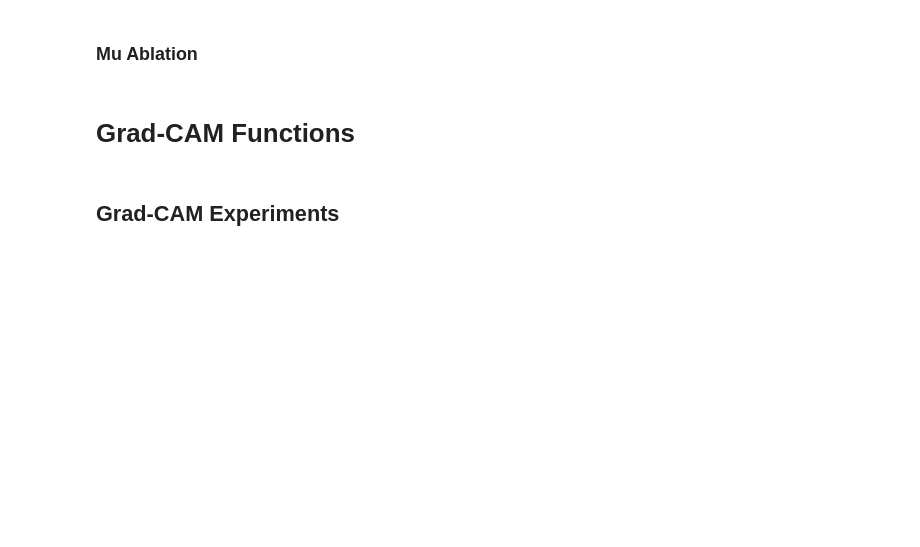
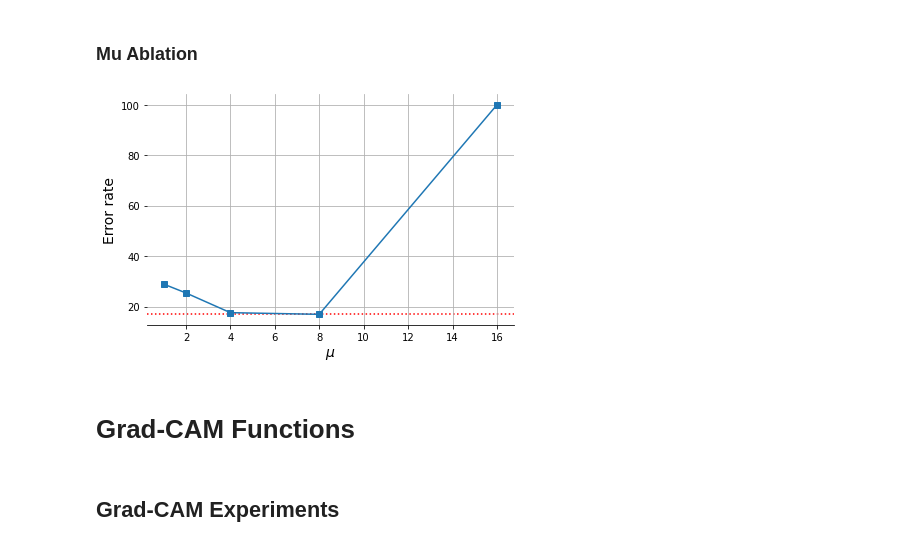
Before and after one commit to ErikBavenstrand/FixMatch, a Jupyter notebook: FixMatch.ipynb, the cells around one changed output. Drawn from its saved outputs; the diff is of its cells as text; code cells hidden in the pictures; blank space fills up the shorter version.

```diff
--- a/FixMatch.ipynb
+++ b/FixMatch.ipynb
@@ -931,5 +1008,22 @@ plt.show()
 # %% [markdown]
 ### Mu Ablation
+# %%
+mu_ablation = [28.88, 25.38, 17.56, 16.90, 100]
+mu_ablation_values = [1, 2, 4, 8, 16]
+
+fig1, ax1 = plt.subplots()
+ax1.plot(mu_ablation_values, mu_ablation, marker='s')
+ax1.set_ylabel('Error rate', fontsize=14)
+ax1.set_xlabel('$\mu$', fontsize=14)
+ax1.spines['right'].set_visible(False)
+ax1.spines['top'].set_visible(False)
+ax1.spines['left'].set_visible(False)
+ax1.axhline(y=min(mu_ablation), xmin=0, xmax=1, color='red', linestyle=':', zorder=1)
+plt.grid()
+plt.tight_layout()
+plt.show()
+# %% [output]
+[figure, added]
 # %% [markdown]
 # Grad-CAM Functions
 # %%
```
Also changed, not shown: parts of 9 cells of this notebook, 1 other file.
